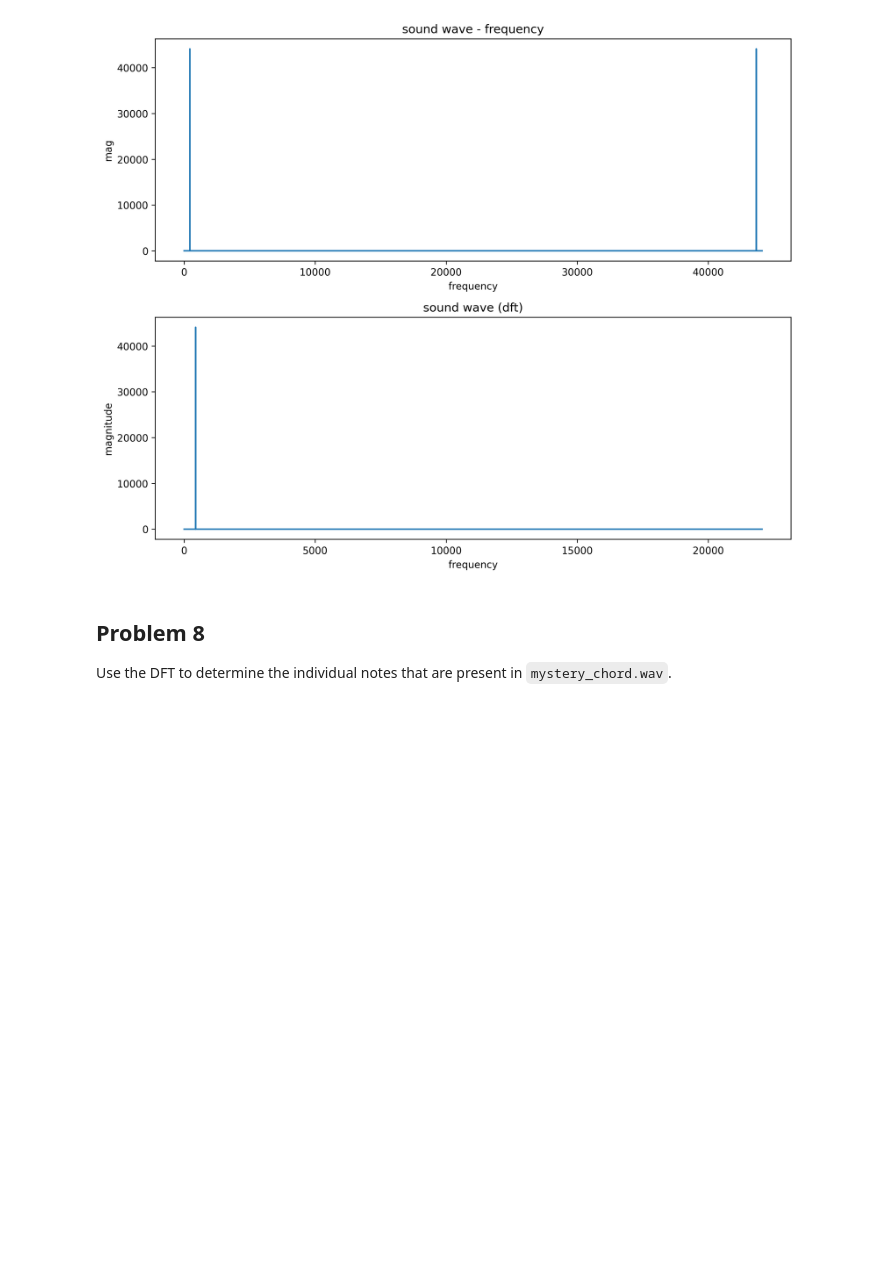
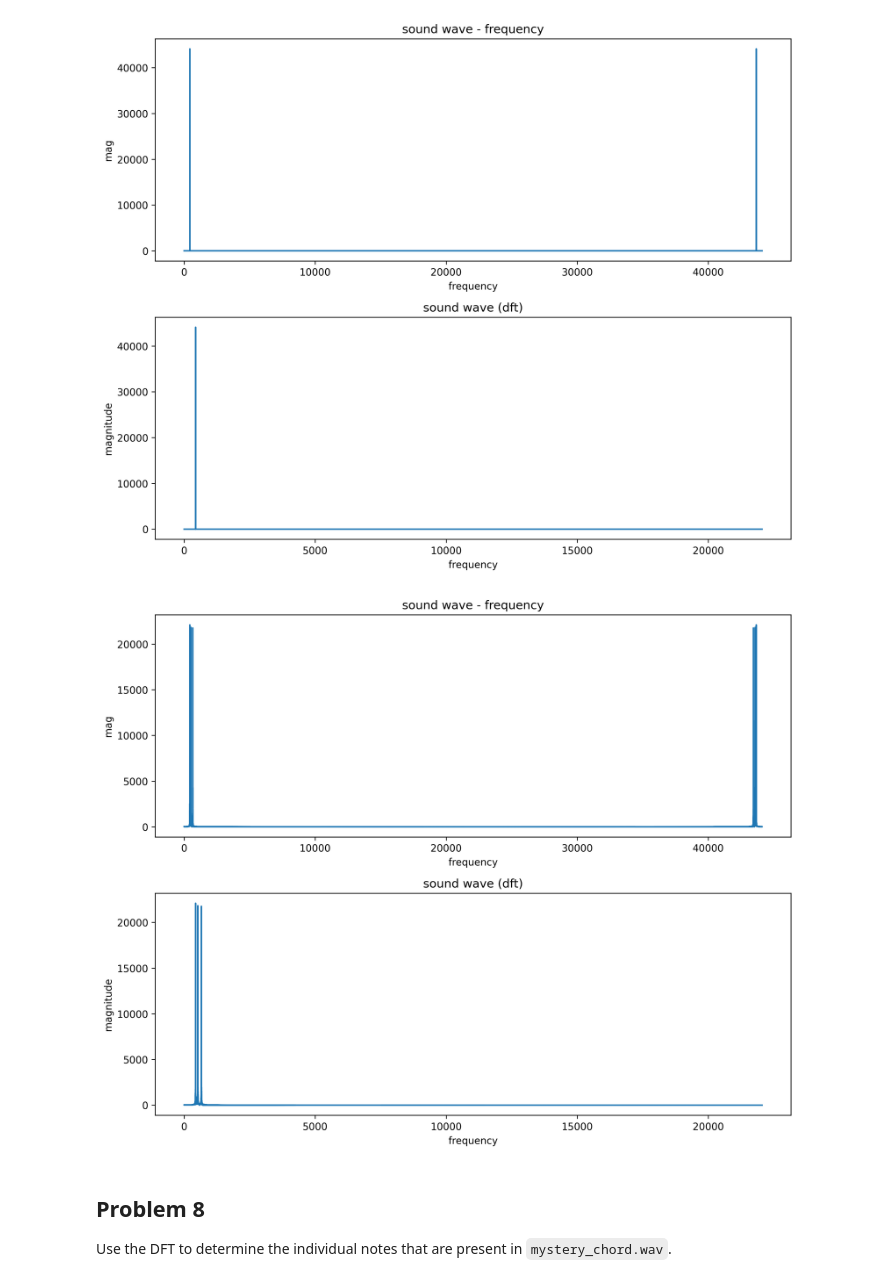
Before and after one commit to djzither/ACME-Labs, a Jupyter notebook: FourierTransform/fourier_transform.ipynb, the cells around one changed output. Drawn from its saved outputs; the diff is of its cells as text; code cells hidden in the pictures; blank space fills up the shorter version.

```diff
--- a/FourierTransform/fourier_transform.ipynb
+++ b/FourierTransform/fourier_transform.ipynb
@@ -317,6 +317,15 @@ a_tone.plot(should_we_dft=True)
 # %% [output]
 a tone dft - should peak at 440
 [figure]
+# %%
+
+A1 = generate_note(440, 1)
+C1 = generate_note(523.25, 1)
+E1 = generate_note(659.25, 1)
+A_minor_arpeggio = A1 >> C1 >> E1
+A_minor_arpeggio.plot(should_we_dft=True)
+# %% [output]
+[figure, added]
 # %% [markdown]
 ## Problem 8
 
```
Also changed, not shown: parts of 2 cells of this notebook.
